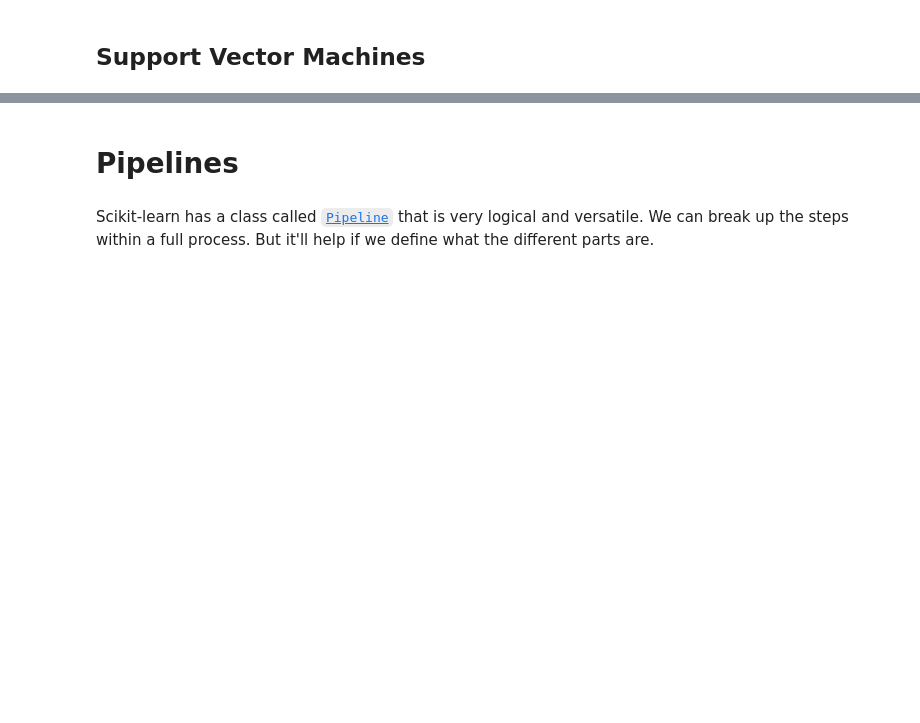
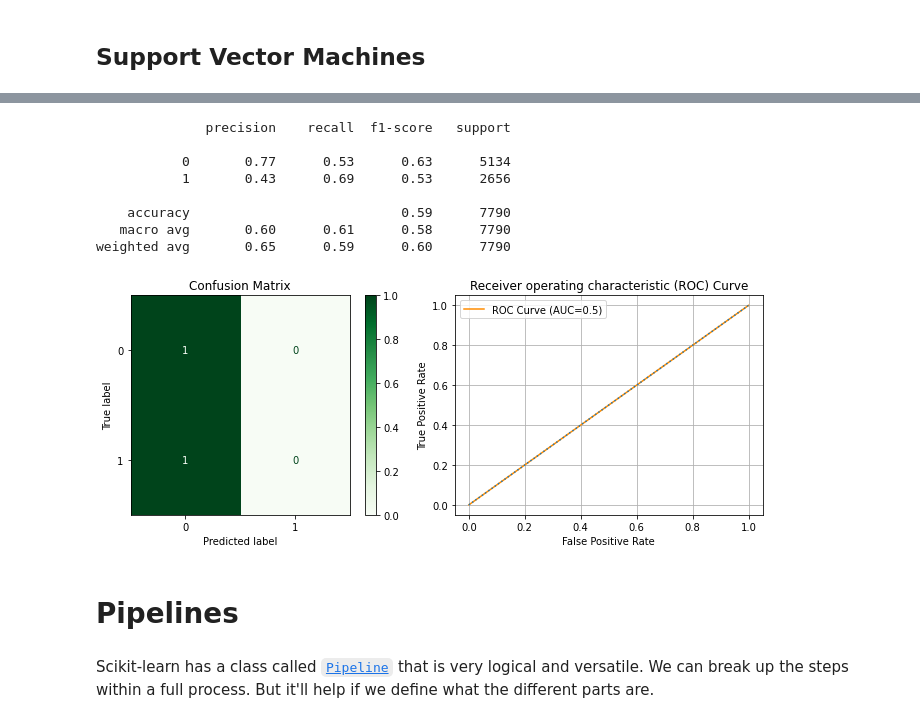
Before and after one commit to jirvingphd/fsds_pt_100719_cohort_notes, a Jupyter notebook: Instructor Notebooks/classification_project_OH1_pipelines_SHAP.ipynb, the cells around one changed output, grey strips where cells are left out. Cells and saved outputs as stored; diff of their text form; code cells hidden in the pictures; blank space fills up the shorter version.

```diff
--- a/Instructor Notebooks/classification_project_OH1_pipelines_SHAP.ipynb
+++ b/Instructor Notebooks/classification_project_OH1_pipelines_SHAP.ipynb
@@ -286,6 +603,8 @@ import mod_5_functions as m5
 # %%
 # X_train[top_cols]
 X_train.shape
+X_train = X_train[top_cols]
+X_test = X_test[top_cols]
 # %%
 # np.logspace(0.01, 10,0.1)
 np.logspace(-1,1,3)
@@ -307,8 +642,13 @@ param_grid = {
+# %%
+# Parameters of pipelines can be set using ‘__’ separated parameter names:
+param_grid = {
+    'sca__feature_range': [(0,1)],#,(-1,1)],
+    'clf__C':[0.1,1],#list( np.logspace(-2,1,2)),
+}
+search = GridSearchCV(pipe,param_grid)
 # %%
-timer=Timer()
-timer.start()
-search = RandomizedSearchCV(pipe, param_grid,n_iter=2)#, n_jobs=-1)
+timer=Timer(verbose=2)
 search.fit(X_train, y_train)
+timer.stop()
 print("Best parameter (CV score=%0.3f):" % search.best_score_)
 print(search.best_params_)
-timer.stop()
@@ -317,0 +668,3 @@ svc = SVC(probability=True)
+# %%
+bestpipe = search.best_estimator_
+bestpipe
@@ -318 +681,14 @@ svc = SVC(probability=True)
+# %%
+y_hat_test = bestpipe.predict(X_test)
+evaluate_model(y_test,y_hat_test,X_test,bestpipe.named_steps['clf'])
+# %% [output]
+              precision    recall  f1-score   support
+
+           0       0.77      0.53      0.63      5134
+           1       0.43      0.69      0.53      2656
+
+    accuracy                           0.59      7790
+   macro avg       0.60      0.61      0.58      7790
+weighted avg       0.65      0.59      0.60      7790
+[figure, added]
 # %%
```
Also changed, not shown: parts of 36 cells of this notebook.
